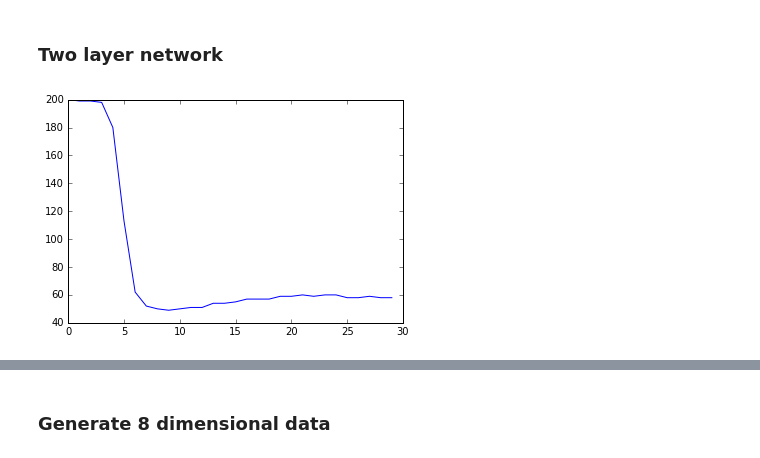
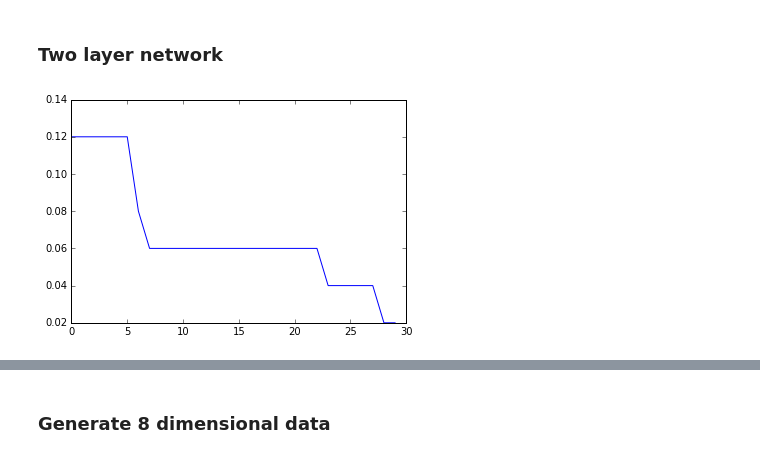
Before and after one commit to Styren/DD2437, a Jupyter notebook: Lab1.ipynb, the cells around one changed output, grey strips where cells are left out. Drawn from its saved outputs; the diff is of its cells as text; code cells hidden in the pictures.

```diff
--- a/Lab1.ipynb
+++ b/Lab1.ipynb
@@ -48,7 +48,7 @@ def plot_learning_rate(errors):
 # %% [markdown]
 ### Generate Data
 # %%
-def generate_two_dim_data():
+def generate_linear_data(trans = False):
     mean1 = [0,-5]
     mean2 = [0,2.5]
     cov = [1,0],[0,1]
@@ -61,4 +61,6 @@ def generate_two_dim_data():
     data2 = np.hstack((data2, np.ones((100,1)),labels2))
     data = np.vstack((data1,data2))
     data = shuffle(data)
+    if trans:
+        data = np.transpose(data)
     return data
@@ -184,7 +248,7 @@ class Two_layer_net():
 # %%
-data = generate_two_dim_data()
-network = Two_layer_net(data[:,:-1], data[:,-1], nodecount = 30)
-network.train(30,0.0001)
+data = generate_linear_data(trans=True)
+network = NeuralNet(data[:-1,:], data[-1,:], hidden_nodes = 30, output_nodes = 1)
+network.train(30,0.001, 0.9)
 network.plot_learning_rate()
 # %% [output]
-[figure, old version]
+[figure, new version]
```
Also changed, not shown: parts of 28 cells of this notebook, 1 other file.
